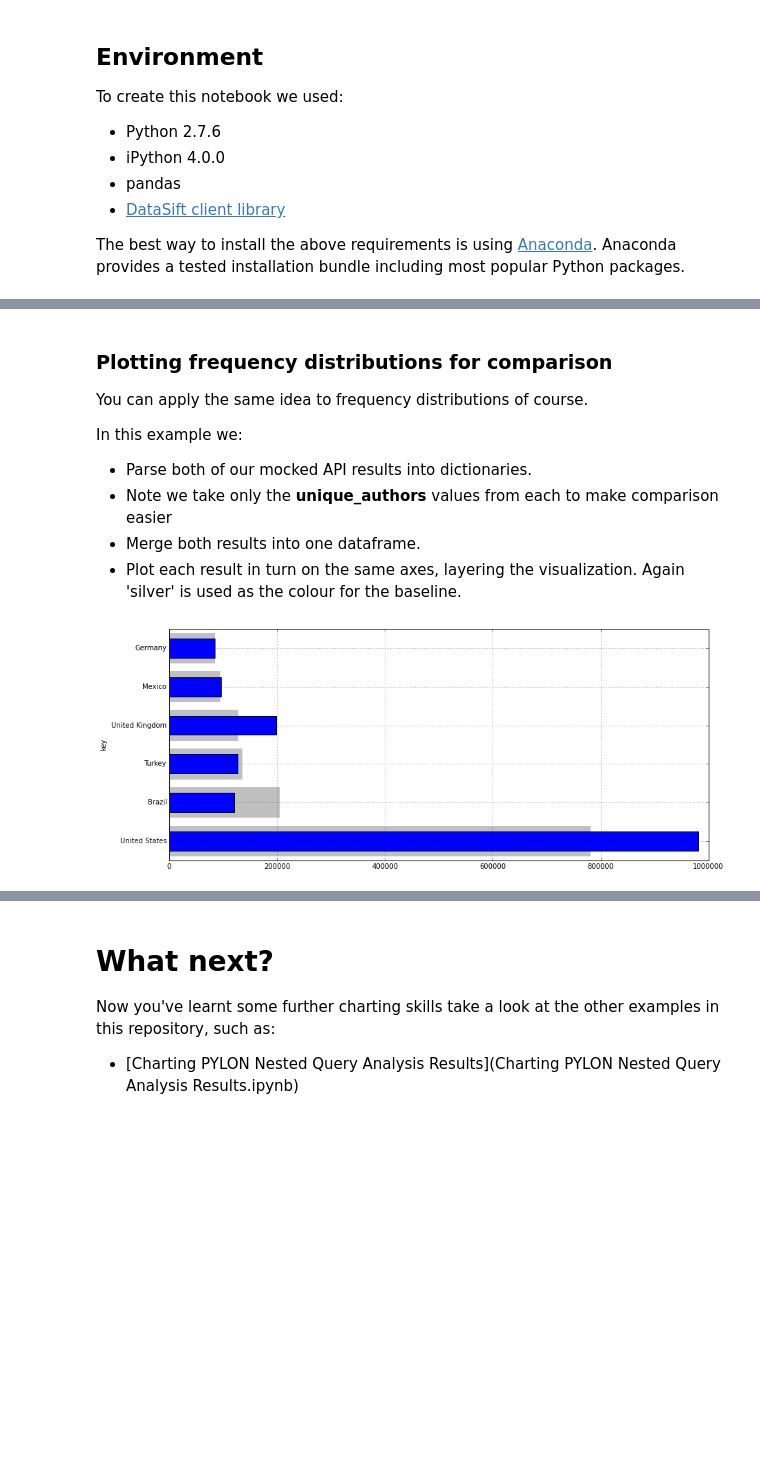
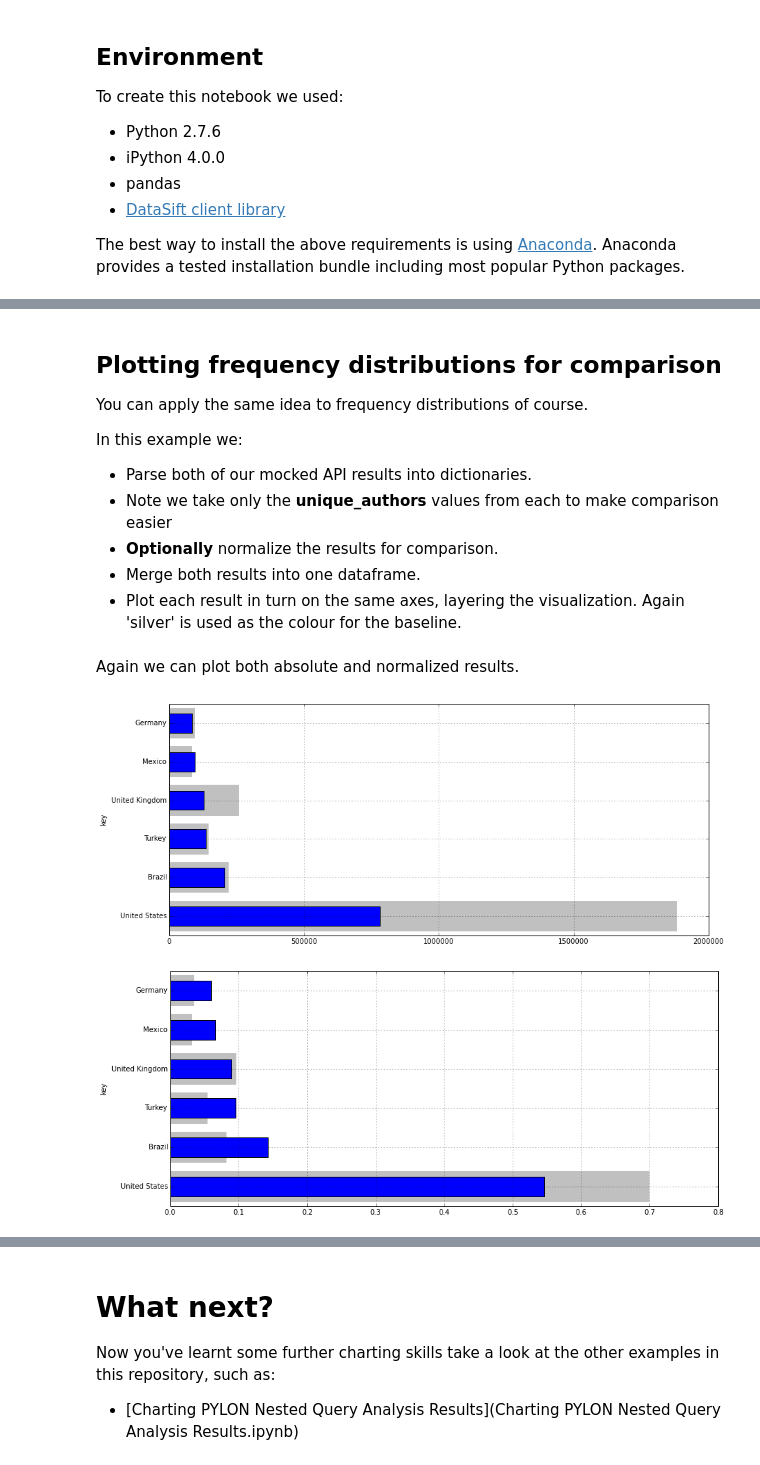
Before and after one commit to MeltwaterArchive/datasift-examples, a Jupyter notebook: pylon/ipython/facebook-topic-data/Charting PYLON Baselined Analysis Results.ipynb, the cells around one changed output, grey strips where cells are left out. Cells and saved outputs as stored; diff of their text form; code cells hidden in the pictures; blank space fills up the shorter version.

```diff
--- a/pylon/ipython/facebook-topic-data/Charting PYLON Baselined Analysis Results.ipynb
+++ b/pylon/ipython/facebook-topic-data/Charting PYLON Baselined Analysis Results.ipynb
@@ -158,11 +250,12 @@ Populating the interactive namespace from numpy and matplotlib
 # %% [markdown]
-### Plotting frequency distributions for comparison
+## Plotting frequency distributions for comparison
 
 You can apply the same idea to frequency distributions of course.
 
 In this example we:
 * Parse both of our mocked API results into dictionaries.
 * Note we take only the **unique_authors** values from each to make comparison easier
+* **Optionally** normalize the results for comparison.
 * Merge both results into one dataframe.
 * Plot each result in turn on the same axes, layering the visualization. Again 'silver' is used as the colour for the baseline.
 # %%
@@ -259,20 +352,43 @@ fd_baseline_result = '''{
 fd_audience = json.loads(fd_audience_result)
 fd_baseline = json.loads(fd_baseline_result)
 # %%
-# Check result is not redacted
-if not fd_audience['analysis']['redacted'] and not fd_baseline['analysis']['redacted']:
+# Plots a baselined freqdist based on unique_author counts
+def chart_freqdist_baseline_uniqueauthors(fd_audience, fd_baseline, normalized=True):
 
-    # Extract result data to dataframe
-    df_audience = pd.DataFrame.from_records(fd_audience['analysis']['results'],index='key',exclude=['interactions'])
-    df_baseline = pd.DataFrame.from_records(fd_baseline['analysis']['results'],index='key',exclude=['interactions'])
-    df_plot = pd.concat([df_audience, df_baseline], axis=1, keys=['audience', 'baseline'])
+    # Check result is not redacted
+    if not fd_audience['analysis']['redacted'] and not fd_baseline['analysis']['redacted']:
 
-    # Sort the data and plot a chart
-    fig, axes = plt.subplots(nrows=1, ncols=1, figsize=(14,6))
-    df_plot[('audience','unique_authors')].plot(kind='barh',ax=axes,color='silver',width=0.8,linewidth=0)
-    df_plot[('baseline','unique_authors')].plot(kind='barh',ax=axes)
+        # Extract result data to dataframe
+        df_audience = pd.DataFrame.from_records(fd_audience['analysis']['results'],index='key',exclude=['interactions'])
+        df_baseline = pd.DataFrame.from_records(fd_baseline['analysis']['results'],index='key',exclude=['interactions'])
+
+        # If normalization is specified normalize each dataframe before plotting
+        if normalized:
+            df_audience = normalize_results(df_audience, 'unique_authors')
+            df_baseline = normalize_results(df_baseline, 'unique_authors')
+
+        df_plot = pd.concat([df_audience, df_baseline], axis=1, keys=['audience', 'baseline'])
+
+        # Choose which column to plot depending on whether the data has been normalized
+        key = 'unique_authors'
+        if normalized:
+            key = 'normalized'
+
+        # Sort the data and plot a chart
+        fig, axes = plt.subplots(nrows=1, ncols=1, figsize=(14,6))
+        df_plot[('baseline',key)].plot(kind='barh',ax=axes,color='silver',width=0.8,linewidth=0)
+        df_plot[('audience',key)].plot(kind='barh',ax=axes)
-# %% [output]
-[figure, removed]
+# %% [markdown]
+Again we can plot both absolute and normalized results.
+# %%
+# Absolute
+chart_freqdist_baseline_uniqueauthors(fd_audience, fd_baseline, normalized=False)
+
+# Normalized
+chart_freqdist_baseline_uniqueauthors(fd_audience, fd_baseline)
+# %% [output]
+[figure, added]
+[figure, added]
 # %% [markdown]
 ### Baselining an age-gender pyramid
 
```
Also changed, not shown: parts of 15 cells of this notebook, 3 other files.
